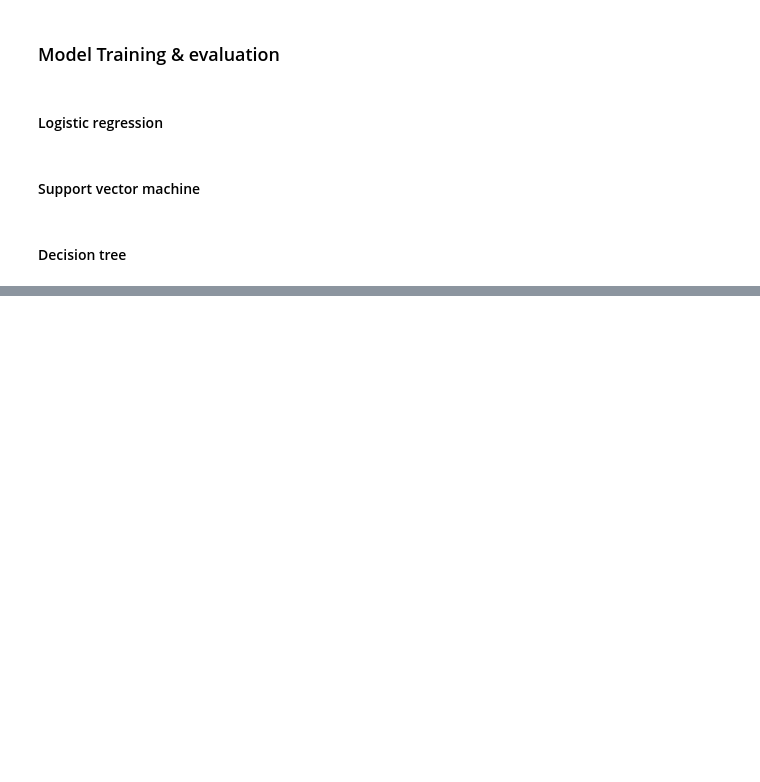
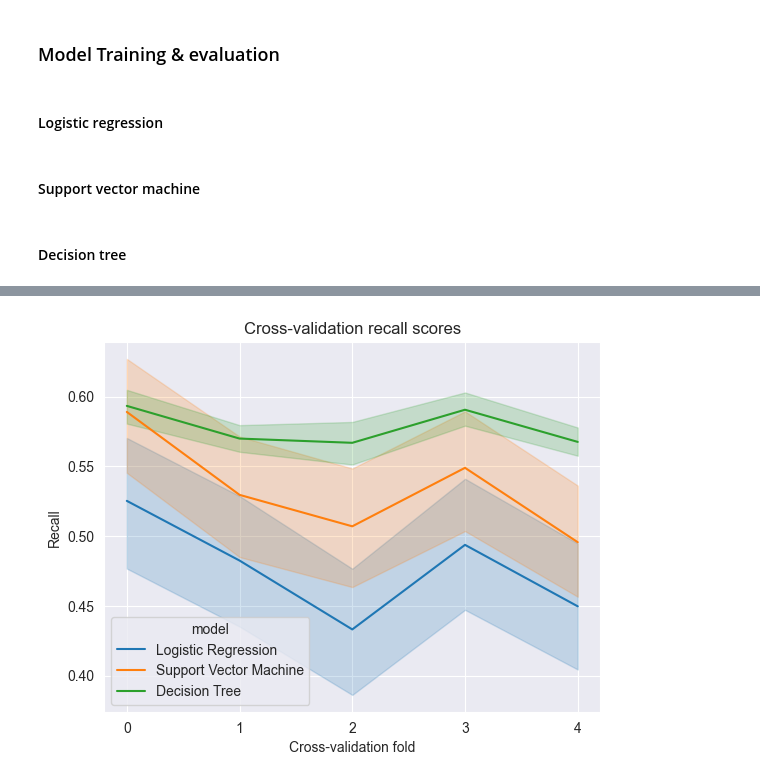
Before and after one commit to bastien-winant/ml-zoomcamp, a Jupyter notebook: midterm/notebook.ipynb, the cells around one changed output, grey strips where cells are left out. Cells and saved outputs as stored; diff of their text form; code cells hidden in the pictures; blank space fills up the shorter version.

```diff
--- a/midterm/notebook.ipynb
+++ b/midterm/notebook.ipynb
@@ -617,0 +642,18 @@ KeyboardInterrupt:
+# %%
+split_scores = pd.concat([lr_results, svm_results, dt_results], ignore_index=True)
+split_scores = split_scores.melt(
+	id_vars='model',
+	value_vars=[col for col in split_scores.columns if col.startswith('split')],
+	var_name='split',
+	value_name='score'
+)
+
+split_scores.split = split_scores.split.apply(lambda x: re.search(r"\d", x).group())
+# %%
+sns.lineplot(data=split_scores, x='split', y='score', hue='model')
+plt.title('Cross-validation recall scores')
+plt.xlabel('Cross-validation fold')
+plt.ylabel('Recall')
+plt.show()
+# %% [output]
+[figure, added]
```
Also changed, not shown: parts of 13 cells of this notebook.
